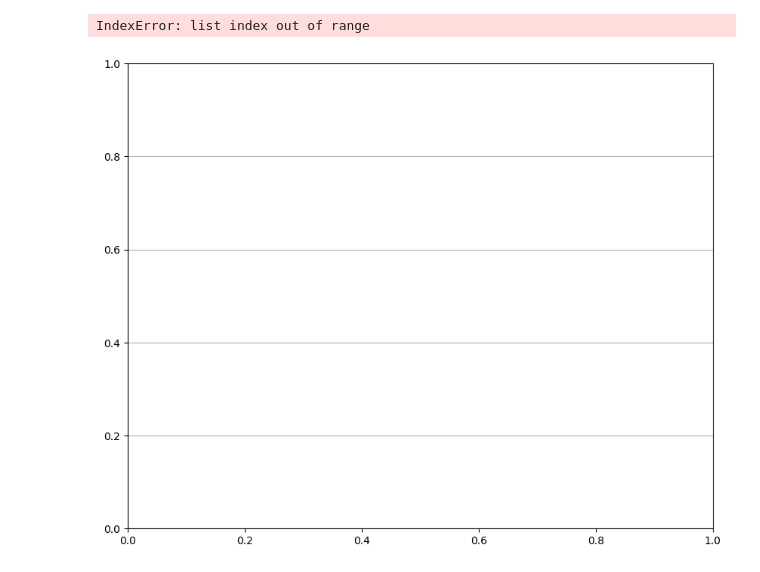
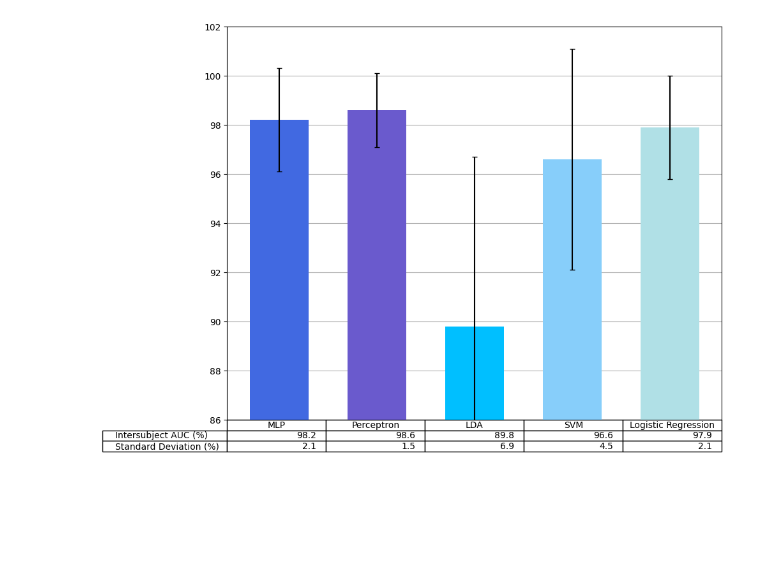
Before and after one commit to azukipan/emergencyBrakingEMG, a Jupyter notebook: code/Plots.ipynb, the cells around one changed output. Cells and saved outputs as stored; diff of their text form; code cells hidden in the pictures; blank space fills up the shorter version.

Commit message:
Revised naive results processing

```diff
--- a/code/Plots.ipynb
+++ b/code/Plots.ipynb
@@ -36,7 +36,7 @@ for order in dataAblationOrder:
     plt.xlabel("Number of PSD Components")
     for selectedModel, lineStyle in zip(modelOptions, lineStyles):
         #Read log file for AUCs and number of PSD components.
-        file = open("../results_{}/{}_AUC.csv".format(dataAblationOrder[order][0],selectedModel), "r")
+        file = open("../results/results_{}/{}_AUC.csv".format(dataAblationOrder[order][0],selectedModel), "r")
         data = file.readlines()
         y = []
         y_stdDev = []
@@ -48,4 +48,4 @@ for order in dataAblationOrder:
         plt.plot(x, y, label = selectedModel, linestyle = lineStyle, linewidth = 2)
         plt.fill_between(x, y_posStdDev, y_negStdDev, alpha=0.2)
     plt.legend(loc="lower left")
-    plt.savefig("../results_{}/AUC_{}".format(dataAblationOrder[order][0], dataAblationOrder[order][0]))
+    plt.savefig("../results/results_{}/AUC_{}".format(dataAblationOrder[order][0], dataAblationOrder[order][0]))
@@ -66,7 +69,7 @@ for order in dataAblationOrder:
     plt.grid(axis="y")
     for selectedModel in modelOptions:
         #Read log file for AUCs and number of PSD components.
-        file = open("../results_{}/{}_AUC.csv".format(dataAblationOrder[order][0],selectedModel), "r")
+        file = open("../results/results_{}/{}_AUC.csv".format(dataAblationOrder[order][0],selectedModel), "r")
         data = file.readlines()
         #Initialize with values from first line in CSV file
         y_max = float(data[2].split(",")[1].split("\n")[0])*100
@@ -100,4 +103,4 @@ for order in dataAblationOrder:
                       rowLabels= ["Intersubject AUC (%)", "Standard Deviation (%)", "Number of PSD Components"],
                       colLabels= modelOptions,
                       loc='bottom').auto_set_font_size(False)
-    plt.savefig("../results_{}/AUC_barchart_{}".format(dataAblationOrder[order][0], dataAblationOrder[order][0]))
+    plt.savefig("../results/results_{}/AUC_barchart_{}".format(dataAblationOrder[order][0], dataAblationOrder[order][0]))
@@ -107,40 +113,38 @@ colors = ["royalblue",
             "slateblue",
             "deepskyblue",
             "lightskyblue",
             "powderblue"
 ]
 plt.rcParams["figure.figsize"] = (10,8)
 
 y = []
 y_stdDev = []
 y_numOfComponents = []
 plt.figure()
 plt.grid(axis="y")
 for selectedModel in modelOptions:
     #Read log file for AUCs and number of PSD components.
-    file = open("../results_{}/{}_AUC.csv".format(dataAblationOrder["High to low frequency"][0],selectedModel), "r")
+    file = open("../results/results_{}/{}_AUC.csv".format(dataAblationOrder["High to low frequency"][0],selectedModel), "r")
     data = file.readlines()
     numberOfPSDComponents = 129
-    grandAverageAUC = float(data[numberOfPSDComponents+1].split(",")[1].split("\n")[0])*100
-    grandAverageAUCStdDev = float(data[numberOfPSDComponents+1].split(",")[2].split("\n")[0])*100
-    y.append(round(y_max, 3))
-    y_stdDev.append(round(y_stdDevMin, 3))
+    grandAverageAUC = float(data[numberOfPSDComponents].split(",")[1].split("\n")[0])*100
+    grandAverageAUCStdDev = float(data[numberOfPSDComponents].split(",")[2].split("\n")[0])*100
+    y.append(round(grandAverageAUC, 3))
+    y_stdDev.append(round(grandAverageAUCStdDev, 3))
 plt.gca().set_axisbelow(True)
 plt.bar(modelOptions, y, color=colors, yerr=y_stdDev, capsize=3.0, width=0.6)
 plt.gca().get_xaxis().set_visible(False)
-plt.ylim(bottom=90, top=102)
+plt.ylim(bottom=86, top=102)
 # Add a table at the bottom of the axes
 yString = [str(element) for element in y]
 y_stdDevString = [str(element) for element in y_stdDev]
 cellText = []
 cellText.append(yString)
 cellText.append(y_stdDevString)
-cellText.append(y_numOfComponents)
 plt.table(cellText=cellText,
                     rowLabels= ["Intersubject AUC (%)", "Standard Deviation (%)"],
                     colLabels= modelOptions,
                     loc='bottom').auto_set_font_size(False)
-plt.savefig("../results_{}/AUC_barchart_{}".format(dataAblationOrder[order][0], dataAblationOrder[order][0]))
+plt.savefig("../results/AUC_naive_barchart")
 # %% [output]
-IndexError: list index out of range
-[figure, old version]
+[figure, new version]
```
Also changed, not shown: parts of 2 cells of this notebook, 15 other files.
